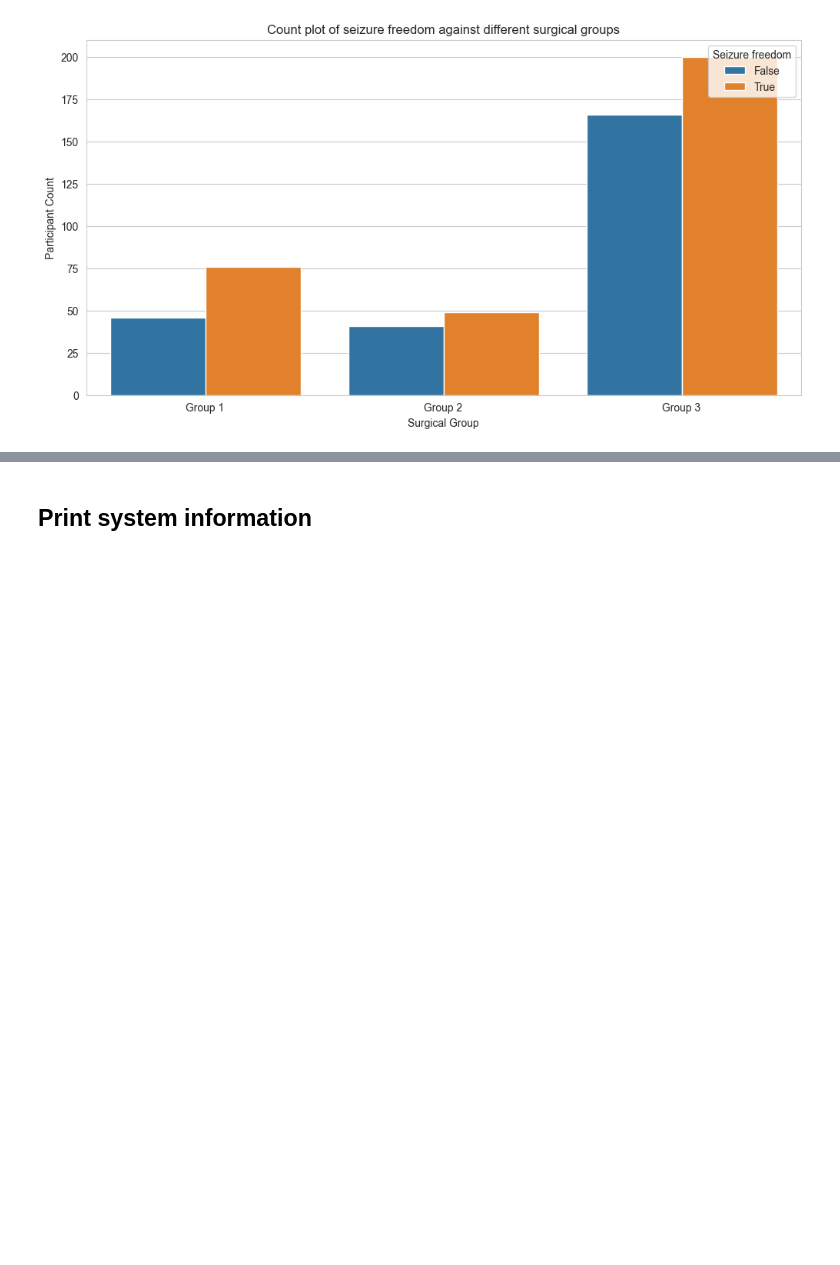
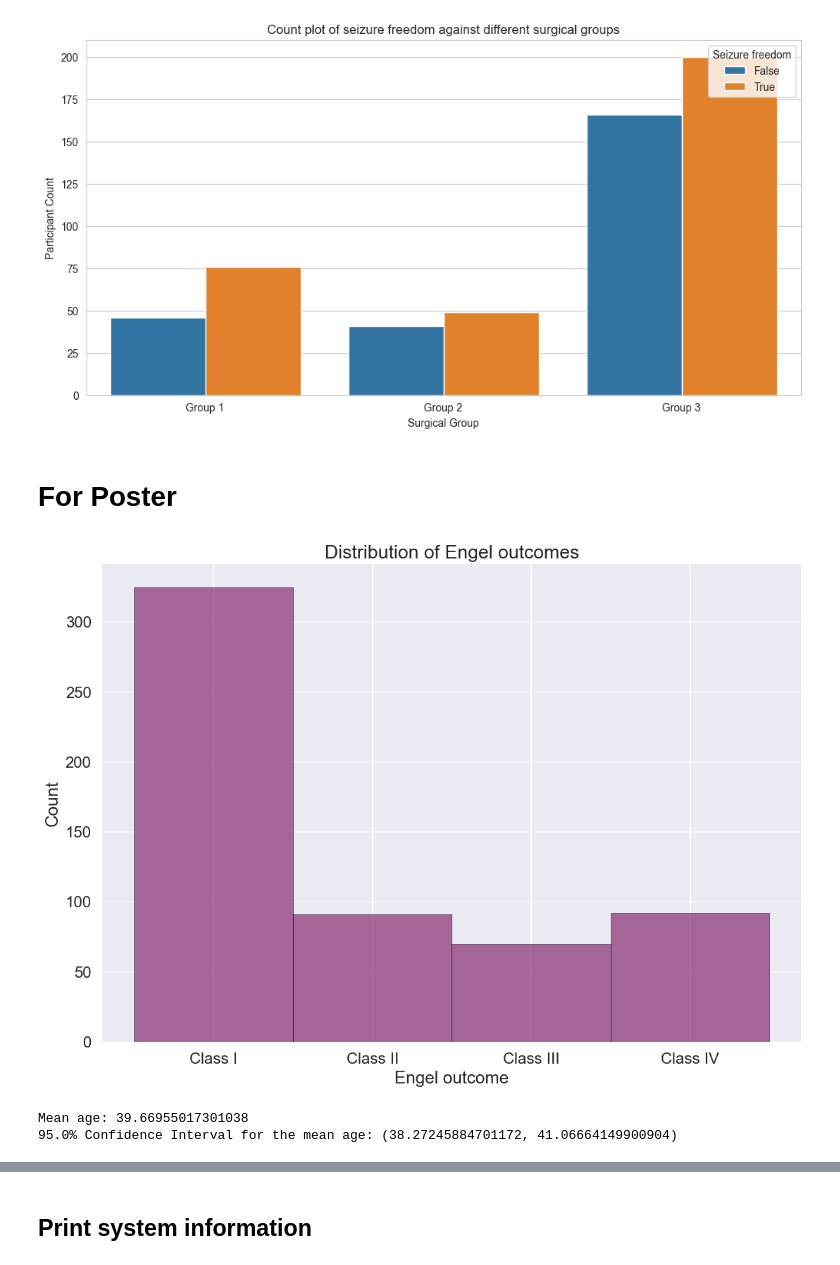
Before and after one commit to AmauryPelzer/Engel-outcome-prediction, a Jupyter notebook: notebooks/1. exploratory/exploratory.ipynb, the cells around one changed output, grey strips where cells are left out. Cells and saved outputs as stored; diff of their text form; code cells hidden in the pictures; blank space fills up the shorter version.

Commit message:
Added "For Poster" section

```diff
--- a/notebooks/1. exploratory/exploratory.ipynb
+++ b/notebooks/1. exploratory/exploratory.ipynb
@@ -545,3 +545,58 @@ plt.legend(handles, ['False', 'True'], title='Seizure freedom', loc='upper right
 plt.show()
 # %% [output]
 [figure]
+# %%
+import pandas as pd
+
+# Read dataframe from the pickle format
+wide_df = pd.read_csv("../../data/processed/preprocessed_ctd_pre.csv")
+# %% [markdown]
+# For Poster
+# %%
+import matplotlib.pyplot as plt
+
+# Continue with your histogram code
+# Create a histogram of the 'surg_engel' variable with specified colors and bin edges
+plt.hist(wide_df['surg_engel'], bins=[1, 2, 3, 4, 5], color='#892d73', alpha=0.7, edgecolor='black')
+
+# Customize x-axis ticks and labels
+bin_centers = [1.5, 2.5, 3.5, 4.5]
+plt.xticks(bin_centers, ['Class I', 'Class II', 'Class III', 'Class IV'])
+
+# Add labels and title
+plt.xlabel('Engel outcome')
+plt.ylabel('Count')
+plt.title('Distribution of Engel outcomes')
+
+# Add grid for better readability
+plt.grid(axis='y', alpha=0.55)
+
+# Show the plot
+plt.show()
+# %% [output]
+[figure, added]
+# %%
+from scipy import stats
+import numpy as np
+
+# Calculate mean
+mean_age = wide_df['age'].mean()
+
+# Calculate standard error of the mean (SEM)
+sem = stats.sem(wide_df['age'])
+
+# Degrees of freedom
+df_degrees = len(wide_df['age']) - 1
+
+# Confidence level
+confidence_level = 0.95
+
+# Calculate the confidence interval
+ci = stats.t.interval(confidence=confidence_level, df=df_degrees, loc=mean_age, scale=sem)
+
+
+print(f"Mean age: {mean_age}")
+print(f"{confidence_level*100}% Confidence Interval for the mean age: {ci}")
+# %% [output]
+Mean age: 39.66955017301038
+95.0% Confidence Interval for the mean age: (38.27245884701172, 41.06664149900904)
```
Also changed, not shown: parts of 1 cell of this notebook.
